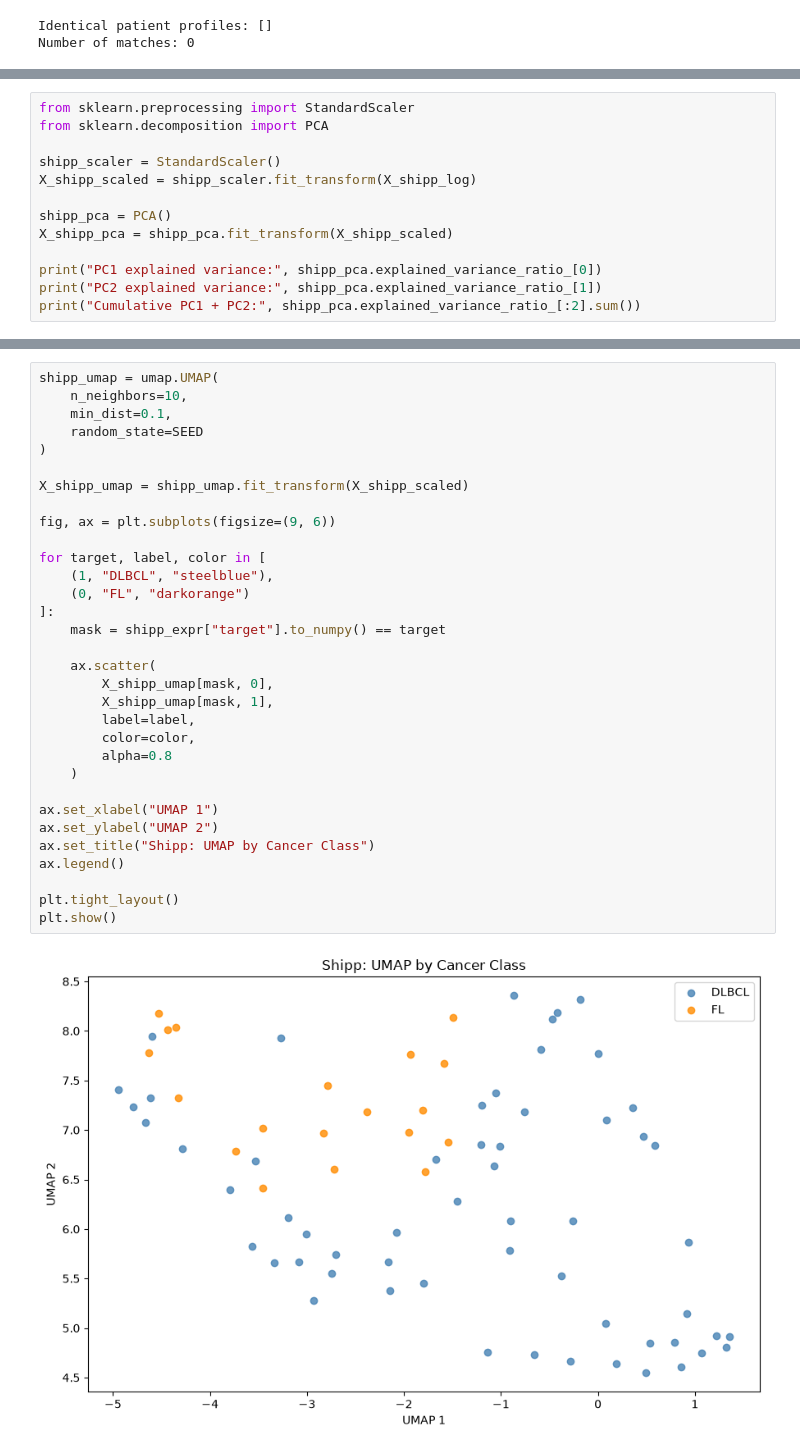
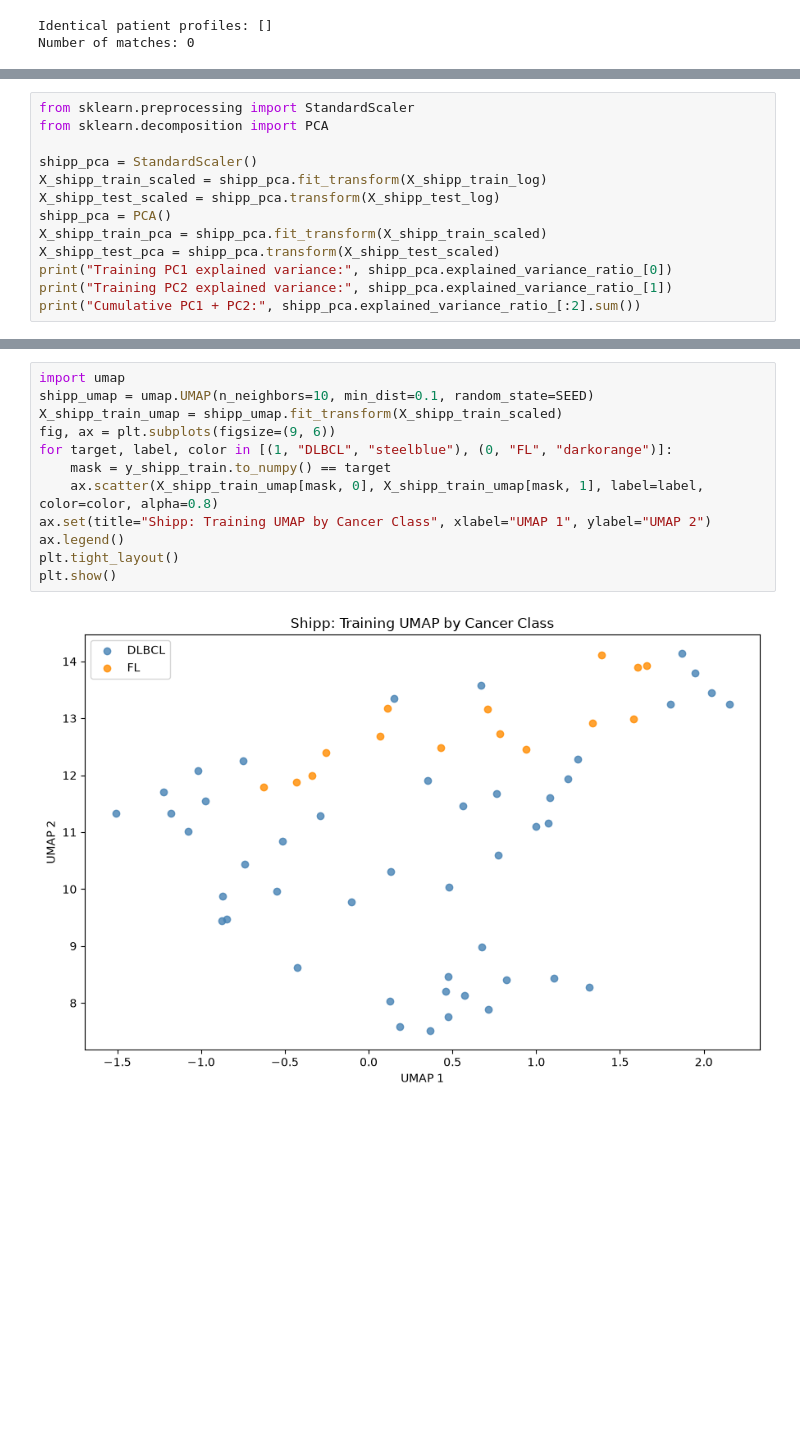
Before and after one commit to zehrarid/cancer-classification-gene-expression, a Jupyter notebook: code/dataPrep.ipynb, the cells around one changed output, grey strips where cells are left out. Drawn from its saved outputs; the diff is of its cells as text; blank space fills up the shorter version.

```diff
--- a/code/dataPrep.ipynb
+++ b/code/dataPrep.ipynb
@@ -937,13 +1013,13 @@ PCA with explained variance
 from sklearn.preprocessing import StandardScaler
 from sklearn.decomposition import PCA
 
-shipp_scaler = StandardScaler()
-X_shipp_scaled = shipp_scaler.fit_transform(X_shipp_log)
-
+shipp_pca = StandardScaler()
+X_shipp_train_scaled = shipp_pca.fit_transform(X_shipp_train_log)
+X_shipp_test_scaled = shipp_pca.transform(X_shipp_test_log)
 shipp_pca = PCA()
-X_shipp_pca = shipp_pca.fit_transform(X_shipp_scaled)
-
-print("PC1 explained variance:", shipp_pca.explained_variance_ratio_[0])
-print("PC2 explained variance:", shipp_pca.explained_variance_ratio_[1])
+X_shipp_train_pca = shipp_pca.fit_transform(X_shipp_train_scaled)
+X_shipp_test_pca = shipp_pca.transform(X_shipp_test_scaled)
+print("Training PC1 explained variance:", shipp_pca.explained_variance_ratio_[0])
+print("Training PC2 explained variance:", shipp_pca.explained_variance_ratio_[1])
 print("Cumulative PC1 + PC2:", shipp_pca.explained_variance_ratio_[:2].sum())
 # %% [output]
@@ -981,35 +1066,15 @@ plt.show()
 # %%
-shipp_umap = umap.UMAP(
-    n_neighbors=10,
-    min_dist=0.1,
-    random_state=SEED
-)
-
-X_shipp_umap = shipp_umap.fit_transform(X_shipp_scaled)
-
+import umap
+shipp_umap = umap.UMAP(n_neighbors=10, min_dist=0.1, random_state=SEED)
+X_shipp_train_umap = shipp_umap.fit_transform(X_shipp_train_scaled)
 fig, ax = plt.subplots(figsize=(9, 6))
-
-for target, label, color in [
-    (1, "DLBCL", "steelblue"),
-    (0, "FL", "darkorange")
-]:
-    mask = shipp_expr["target"].to_numpy() == target
-
-    ax.scatter(
-        X_shipp_umap[mask, 0],
-        X_shipp_umap[mask, 1],
-        label=label,
-        color=color,
-        alpha=0.8
-    )
-
-ax.set_xlabel("UMAP 1")
-ax.set_ylabel("UMAP 2")
-ax.set_title("Shipp: UMAP by Cancer Class")
+for target, label, color in [(1, "DLBCL", "steelblue"), (0, "FL", "darkorange")]:
+    mask = y_shipp_train.to_numpy() == target
+    ax.scatter(X_shipp_train_umap[mask, 0], X_shipp_train_umap[mask, 1], label=label, color=color, alpha=0.8)
+ax.set(title="Shipp: Training UMAP by Cancer Class", xlabel="UMAP 1", ylabel="UMAP 2")
 ax.legend()
-
 plt.tight_layout()
 plt.show()
 # %% [output]
-[figure, old version]
+[figure, new version]
 # %% [markdown]
```
Also changed, not shown: parts of 62 cells of this notebook.
